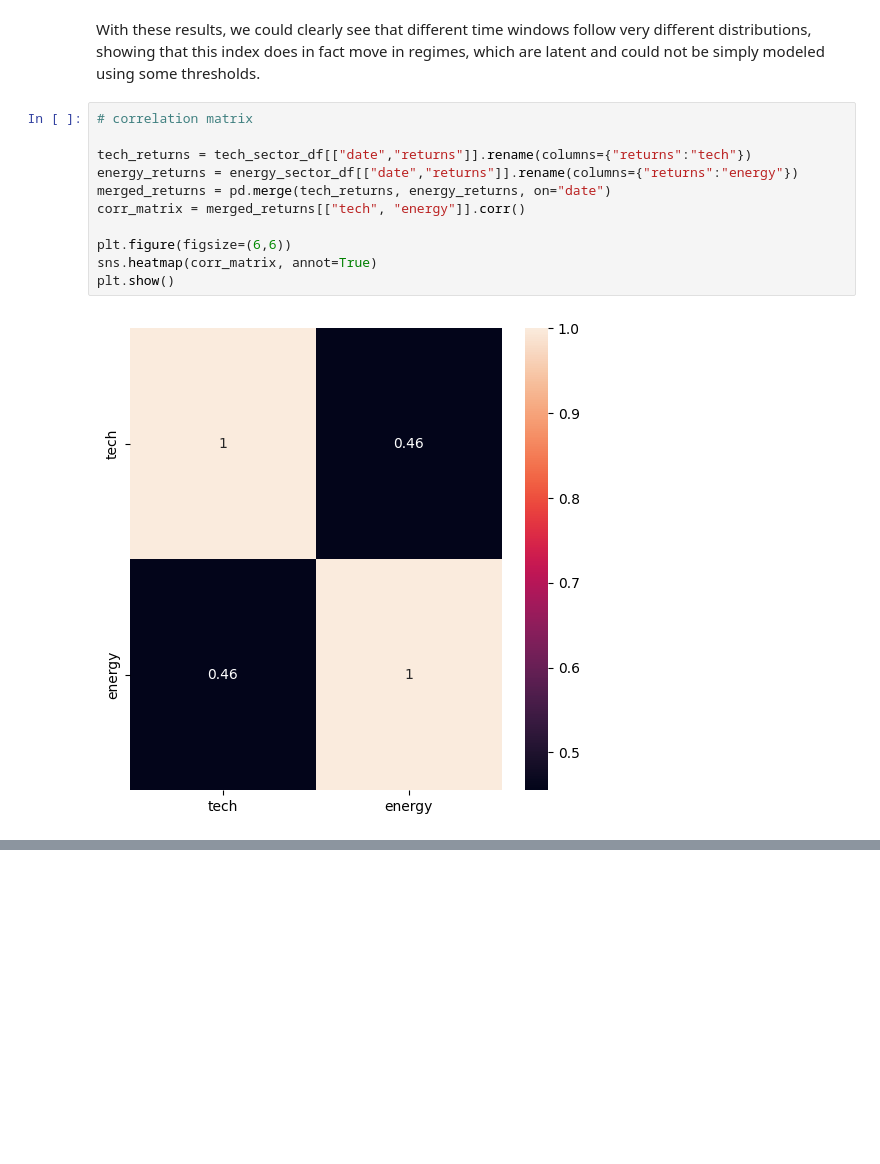
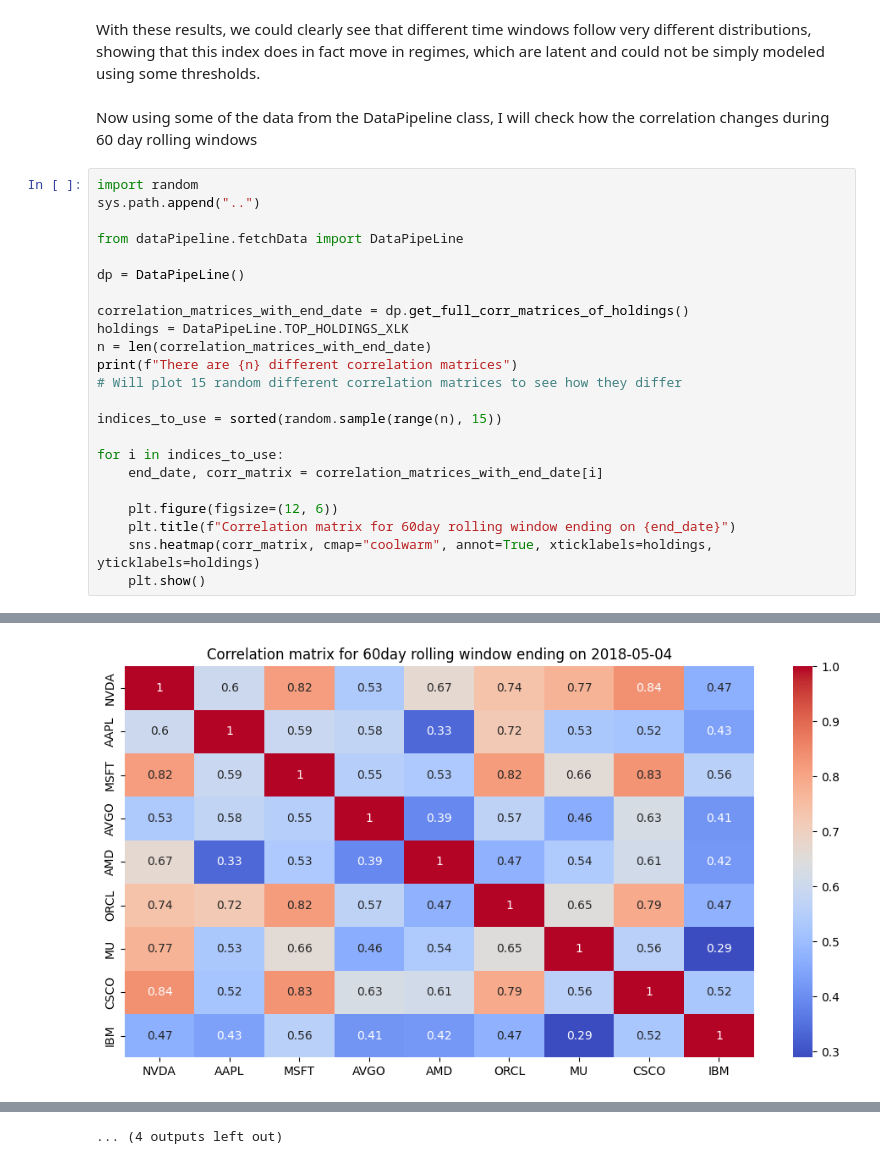
Before and after one commit to 4yushP4tel/RegimeDetectionAndPrediction, a Jupyter notebook: jupyterNoteBooks/regimeDetection.ipynb, the cells around one changed output, grey strips where cells are left out. Cells and saved outputs as stored; diff of their text form; blank space fills up the shorter version.

Commit message:
Able to find all correlations of holdings and plot them

```diff
--- a/jupyterNoteBooks/regimeDetection.ipynb
+++ b/jupyterNoteBooks/regimeDetection.ipynb
@@ -180,16 +170,29 @@ Average Skewness: -0.11800135310063847, Average Kurtosis: 3.5943884014077727
 With these results, we could clearly see that different time windows follow very different
 distributions, showing that this index does in fact move in regimes, which are latent and could
 not be simply modeled using some thresholds.
-# %%
-# correlation matrix
-
-tech_returns = tech_sector_df[["date","returns"]].rename(columns={"returns":"tech"})
-energy_returns = energy_sector_df[["date","returns"]].rename(columns={"returns":"energy"})
-merged_returns = pd.merge(tech_returns, energy_returns, on="date")
-corr_matrix = merged_returns[["tech", "energy"]].corr()
-
-plt.figure(figsize=(6,6))
-sns.heatmap(corr_matrix, annot=True)
-plt.show()
-# %% [output]
-[figure, removed]
+# %% [markdown]
+Now using some of the data from the DataPipeline class, I will check how the correlation changes during 60 day rolling windows
+# %%
+import random
+sys.path.append("..")
+
+from dataPipeline.fetchData import DataPipeLine
+
+dp = DataPipeLine()
+
+correlation_matrices_with_end_date = dp.get_full_corr_matrices_of_holdings()
+holdings = DataPipeLine.TOP_HOLDINGS_XLK
+n = len(correlation_matrices_with_end_date)
+print(f"There are {n} different correlation matrices")
+# Will plot 15 random different correlation matrices to see how they differ
+
+indices_to_use = sorted(random.sample(range(n), 15))
+
+for i in indices_to_use:
+    end_date, corr_matrix = correlation_matrices_with_end_date[i]
+
+    plt.figure(figsize=(12, 6))
+    plt.title(f"Correlation matrix for 60day rolling window ending on {end_date}")
+    sns.heatmap(corr_matrix, cmap="coolwarm", annot=True, xticklabels=holdings, yticklabels=holdings)
+    plt.show()
+# %% [output]
@@ -195,0 +216 @@ plt.show()
+[figure, added]
@@ -195,0 +227 @@ plt.show()
+... (4 outputs left out)
```
Also changed, not shown: parts of 7 cells of this notebook, 1 other file.
